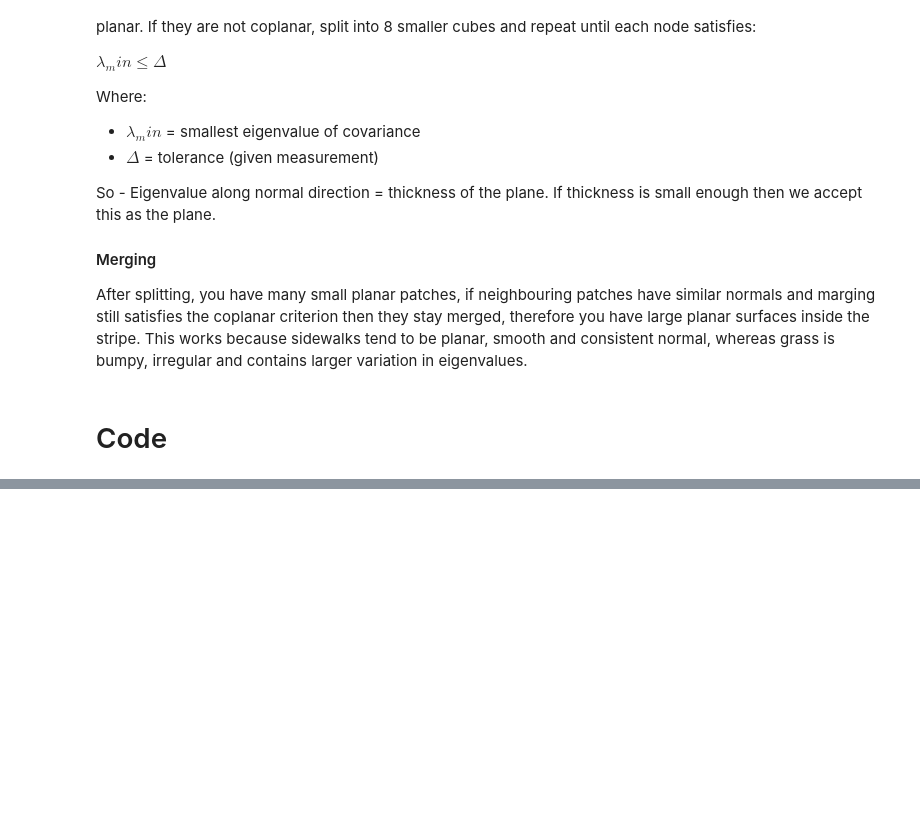
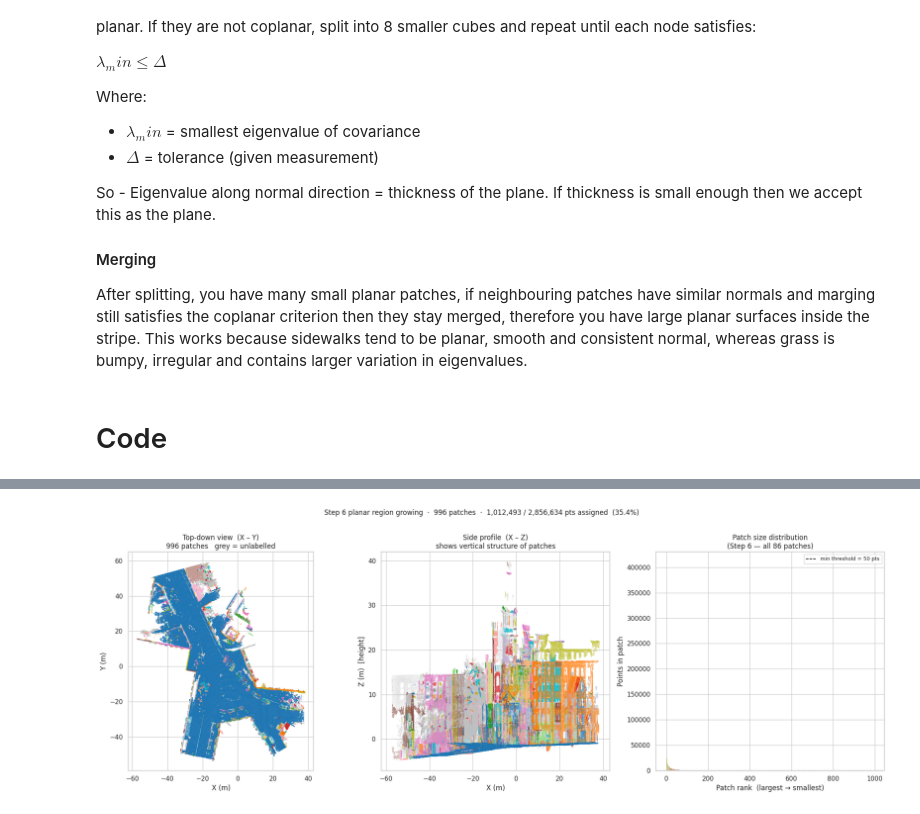
Before and after one commit to jammy-data/lidar_sidewalks, a Jupyter notebook: Notebooks/5_DL_exploration.ipynb, the cells around one changed output, grey strips where cells are left out. Drawn from its saved outputs; the diff is of its cells as text; code cells hidden in the pictures; blank space fills up the shorter version.

```diff
--- a/Notebooks/5_DL_exploration.ipynb
+++ b/Notebooks/5_DL_exploration.ipynb
@@ -648,0 +197,8 @@ weighted avg       0.78      0.78      0.78     23832
+# %%
+for name, las in city_las.items():
+    crs = las.header.parse_crs()
+    print(f"scales for {name}:", las.header.scales)   # precision (e.g. 0.001)
+    print(f"crs for {name}:", crs)
+    if crs:
+        for ax in crs.axis_info:
+            print(f"{ax.name} for {name}:", ax.unit_name, ax.unit_conversion_factor)
@@ -648,0 +891,79 @@ weighted avg       0.78      0.78      0.78     23832
+# %%
+
+# ── Visualise Step 6 planar patches ───────────────────────────────────────────
+#
+# Three panels:
+#   Left   – top-down (X–Y) coloured by patch id, grey = unlabelled
+#   Middle – side profile (X–Z) showing the 3-D height structure
+#   Right  – patch size bar chart (sorted largest→smallest)
+#
+# All 200 k points are drawn in a single scatter call per axis by building an
+# RGBA colour array up front, which keeps rendering fast.
+
+import matplotlib.pyplot as plt
+
+df       = step4_features
+n_pts    = len(df)
+seg_ids  = df["segment_id"].values          # int32 array, -1 = unlabelled
+n_patches = int(seg_ids.max()) + 1          # 86
+
+# ── build vectorised RGBA colour array ────────────────────────────────────────
+cmap = plt.cm.get_cmap("tab20", 20)        # 20 distinct colours, cycled
+
+rgba = np.ones((n_pts, 4), dtype=np.float32)
+rgba[:, :3] = 0.75                          # default: light grey
+rgba[:,  3] = 0.20                          # faint alpha for unlabelled
+
+for s in range(n_patches):
+    mask = seg_ids == s
+    c    = cmap(s % 20)
+    rgba[mask, :3] = c[:3]
+    rgba[mask,  3] = 0.80                   # more opaque for labelled points
+
+# Draw in two passes so labelled points sit on top of grey background
+unlabelled = seg_ids == -1
+labelled   = ~unlabelled
+
+xs, ys, zs = df["x"].values, df["y"].values, df["z"].values
+
+fig, axes = plt.subplots(1, 3, figsize=(20, 7))
+
+# ── Panel 1: top-down (X–Y) ───────────────────────────────────────────────────
+ax = axes[0]
+ax.scatter(xs[unlabelled],  ys[unlabelled],  s=0.2, c=rgba[unlabelled],  linewidths=0)
+ax.scatter(xs[labelled],    ys[labelled],    s=0.4, c=rgba[labelled],    linewidths=0)
+ax.set_xlabel("X (m)")
+ax.set_ylabel("Y (m)")
+ax.set_aspect("equal")
+ax.set_title(f"Top-down view  (X – Y)\n{n_patches} patches   grey = unlabelled")
+
+# ── Panel 2: side profile (X–Z) ───────────────────────────────────────────────
+ax = axes[1]
+ax.scatter(xs[unlabelled],  zs[unlabelled],  s=0.2, c=rgba[unlabelled],  linewidths=0)
+ax.scatter(xs[labelled],    zs[labelled],    s=0.4, c=rgba[labelled],    linewidths=0)
+ax.set_xlabel("X (m)")
+ax.set_ylabel("Z (m)  [height]")
+ax.set_title(f"Side profile  (X – Z)\nshows vertical structure of patches")
+
+# ── Panel 3: patch size bar chart ─────────────────────────────────────────────
+ax = axes[2]
+sorted_sizes = np.sort(seg_sizes)[::-1]
+bar_colours  = [cmap(i % 20) for i in np.argsort(seg_sizes)[::-1]]
+ax.bar(range(n_patches), sorted_sizes, color=bar_colours, edgecolor="none", width=1.0)
+ax.axhline(STEP6_MIN_SEG_POINTS, color="black", linestyle="--", linewidth=1.2,
+           label=f"min threshold = {STEP6_MIN_SEG_POINTS} pts")
+ax.set_xlabel("Patch rank  (largest → smallest)")
+ax.set_ylabel("Points in patch")
+ax.set_title("Patch size distribution\n(Step 6 — all patches)")
+ax.legend(fontsize=9)
+
+plt.suptitle(
+    f"Step 6 planar region growing  ·  {n_patches} patches  ·  "
+    f"{labelled.sum():,} / {n_pts:,} pts assigned  "
+    f"({100*labelled.mean():.1f}%)",
+    fontsize=12, y=1.01
+)
+plt.tight_layout()
+plt.show()
+# %% [output]
+[figure, added]
```
Also changed, not shown: parts of 39 cells of this notebook, 5 other files.
